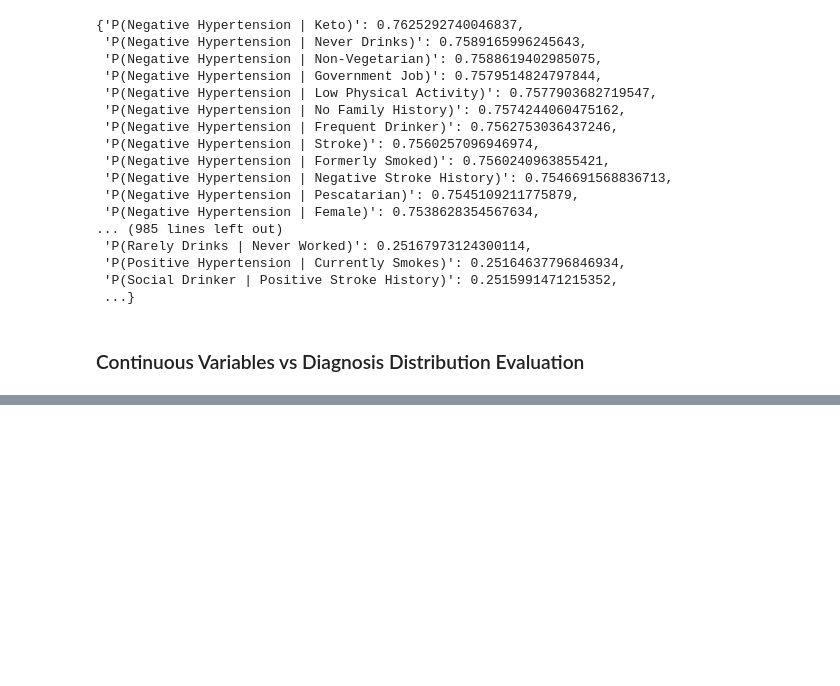
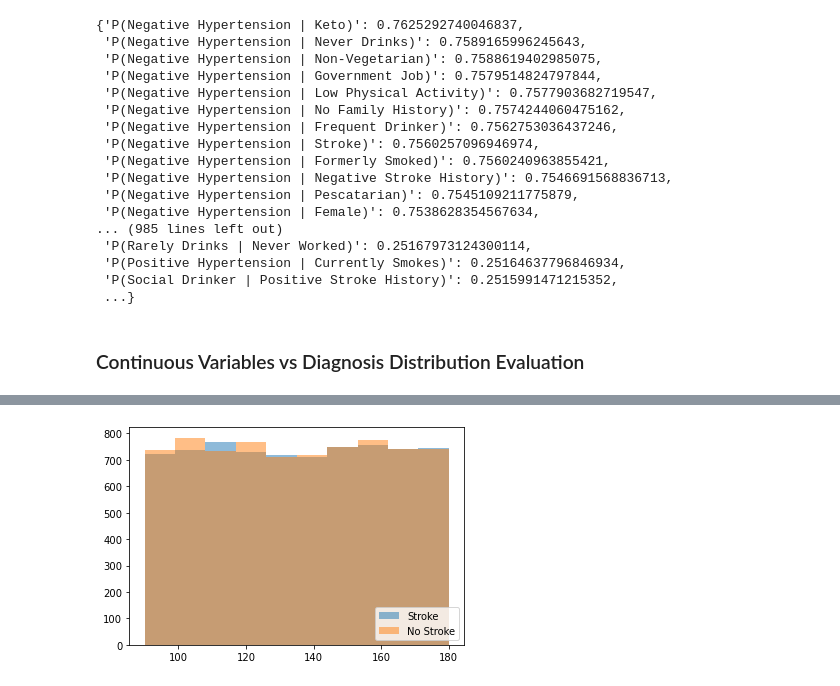
Before and after one commit to adam-stogsdill/Stroke-Prediction, a Jupyter notebook: prelim_data_analysis.ipynb, the cells around one changed output, grey strips where cells are left out. Saved outputs shown, nothing was run; the diff lists cells and outputs as text; code cells hidden in the pictures; blank space fills up the shorter version.

```diff
--- a/prelim_data_analysis.ipynb
+++ b/prelim_data_analysis.ipynb
@@ -179,0 +241,4 @@ probability_dict
+# %%
+heights, bins = get_cont_vs_diag_dist(stroke_data, 'Systolic', 10)
+# %% [output]
+[figure, added]
```
Also changed, not shown: parts of 9 cells of this notebook.
